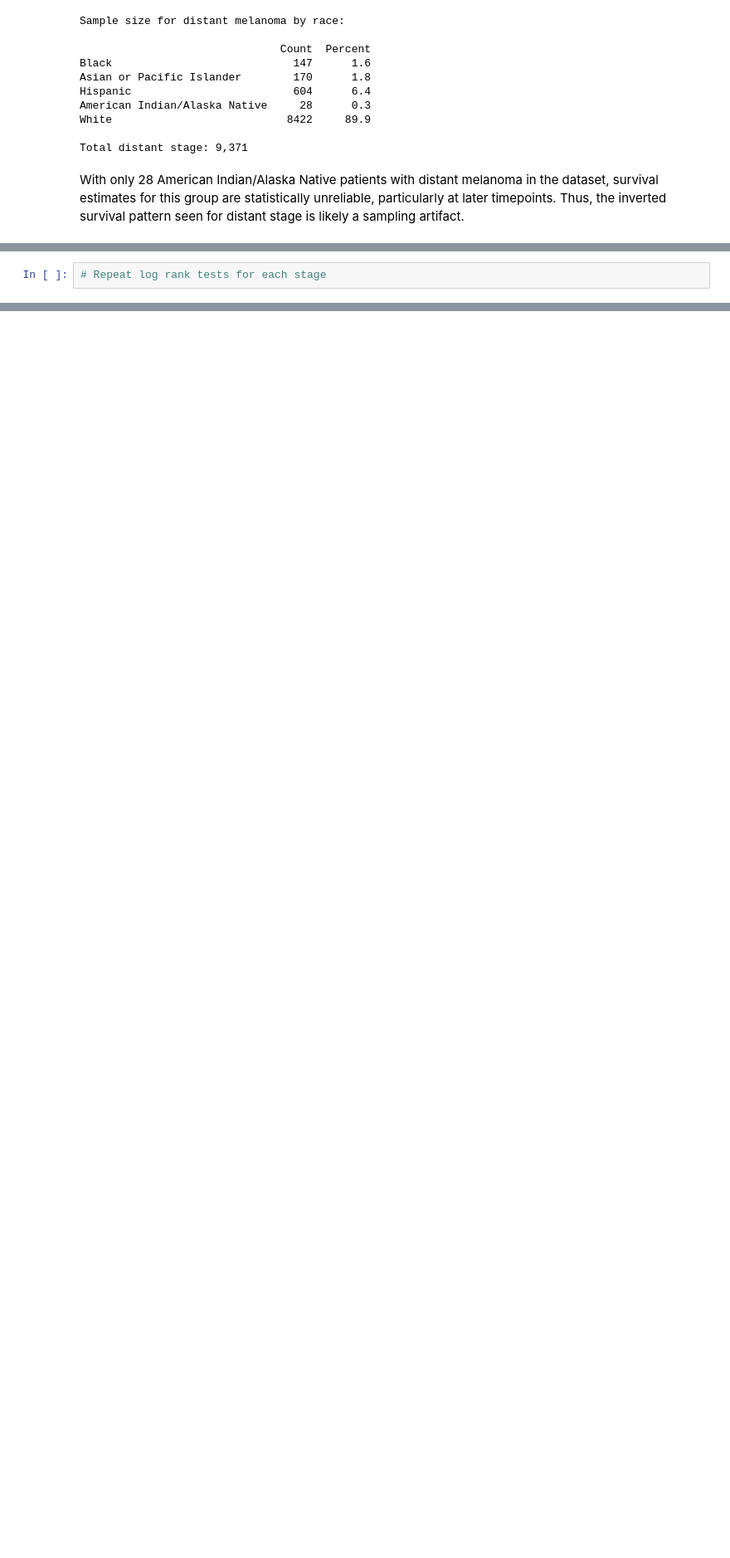
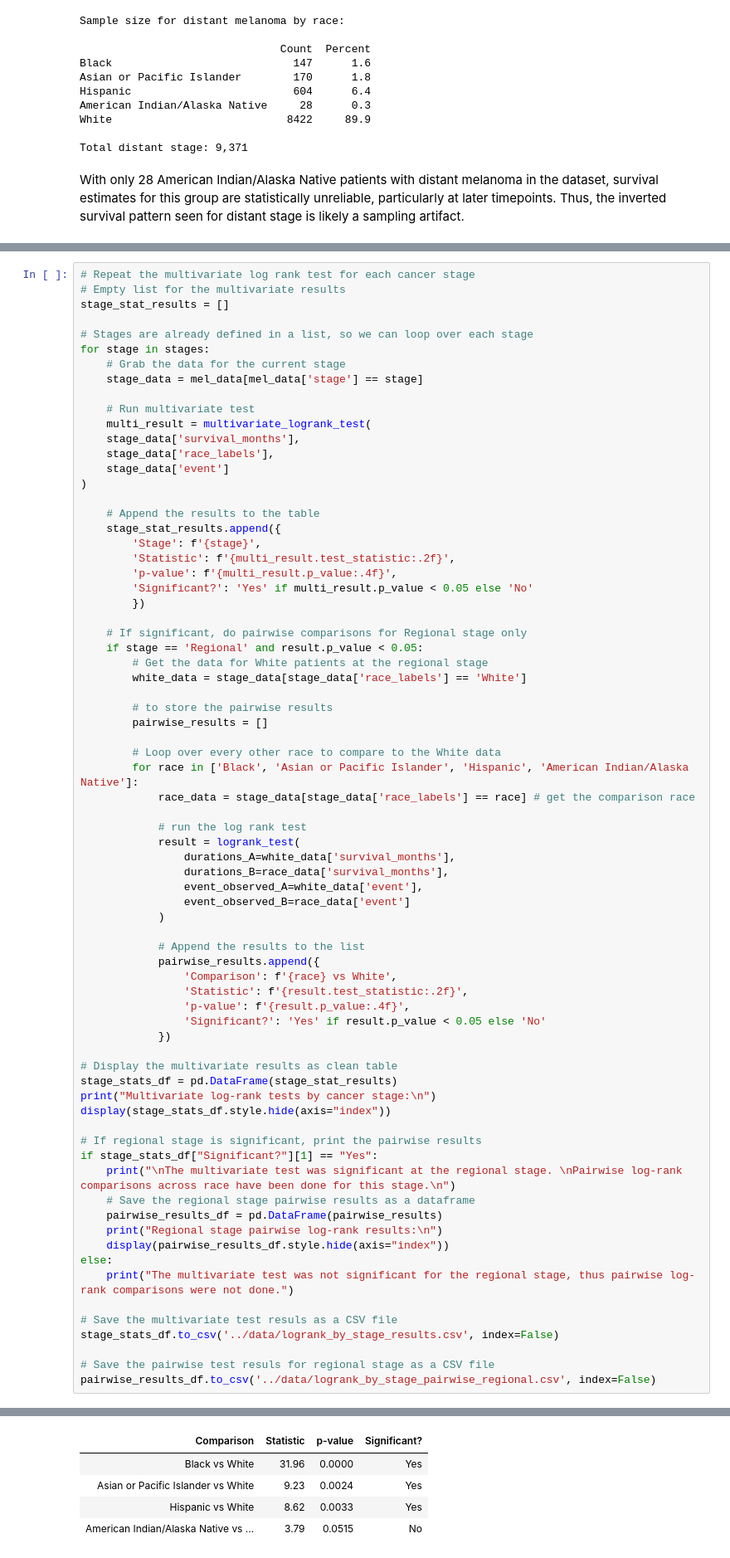
Before and after one commit to kpannoni/melanoma-project, a Jupyter notebook: notebooks/03_survival_analysis.ipynb, the cells around one changed output, grey strips where cells are left out. Shown at 83% size. Saved outputs shown, nothing was run; the diff lists cells and outputs as text; blank space fills up the shorter version.

```diff
--- a/notebooks/03_survival_analysis.ipynb
+++ b/notebooks/03_survival_analysis.ipynb
@@ -339,2 +417,74 @@ With only 28 American Indian/Alaska Native patients with distant melanoma in the
 # %%
-# Repeat log rank tests for each stage
+# Repeat the multivariate log rank test for each cancer stage
+# Empty list for the multivariate results
+stage_stat_results = []
+
+# Stages are already defined in a list, so we can loop over each stage
+for stage in stages:
+    # Grab the data for the current stage
+    stage_data = mel_data[mel_data['stage'] == stage]
+
+    # Run multivariate test
+    multi_result = multivariate_logrank_test(
+    stage_data['survival_months'],
+    stage_data['race_labels'],
+    stage_data['event']
+)
+
+    # Append the results to the table
+    stage_stat_results.append({
+        'Stage': f'{stage}',
+        'Statistic': f'{multi_result.test_statistic:.2f}',
+        'p-value': f'{multi_result.p_value:.4f}',
+        'Significant?': 'Yes' if multi_result.p_value < 0.05 else 'No'
+        })
+
+    # If significant, do pairwise comparisons for Regional stage only
+    if stage == 'Regional' and result.p_value < 0.05:
+        # Get the data for White patients at the regional stage
+        white_data = stage_data[stage_data['race_labels'] == 'White']
+
+        # to store the pairwise results
+        pairwise_results = []
+
+        # Loop over every other race to compare to the White data
+        for race in ['Black', 'Asian or Pacific Islander', 'Hispanic', 'American Indian/Alaska Native']:
+            race_data = stage_data[stage_data['race_labels'] == race] # get the comparison race
+
+            # run the log rank test
+            result = logrank_test(
+                durations_A=white_data['survival_months'],
+                durations_B=race_data['survival_months'],
+                event_observed_A=white_data['event'],
+                event_observed_B=race_data['event']
+            )
+
+            # Append the results to the list
+            pairwise_results.append({
+                'Comparison': f'{race} vs White',
+                'Statistic': f'{result.test_statistic:.2f}',
+                'p-value': f'{result.p_value:.4f}',
+                'Significant?': 'Yes' if result.p_value < 0.05 else 'No'
+            })
+
+# Display the multivariate results as clean table
+stage_stats_df = pd.DataFrame(stage_stat_results)
+print("Multivariate log-rank tests by cancer stage:\n")
+display(stage_stats_df.style.hide(axis="index"))
+
+# If regional stage is significant, print the pairwise results
+if stage_stats_df["Significant?"][1] == "Yes":
+    print("\nThe multivariate test was significant at the regional stage. \nPairwise log-rank comparisons across race have been done for this stage.\n")
+    # Save the regional stage pairwise results as a dataframe
+    pairwise_results_df = pd.DataFrame(pairwise_results)
+    print("Regional stage pairwise log-rank results:\n")
+    display(pairwise_results_df.style.hide(axis="index"))
+else:
+    print("The multivariate test was not significant for the regional stage, thus pairwise log-rank comparisons were not done.")
+
+# Save the multivariate test resuls as a CSV file
+stage_stats_df.to_csv('../data/logrank_by_stage_results.csv', index=False)
+
+# Save the pairwise test resuls for regional stage as a CSV file
+pairwise_results_df.to_csv('../data/logrank_by_stage_pairwise_regional.csv', index=False)
+# %% [output]
@@ -340,0 +500,5 @@ With only 28 American Indian/Alaska Native patients with distant melanoma in the
+| Comparison | Statistic | p-value | Significant? |
+| Black vs White | 31.96 | 0.0000 | Yes |
+| Asian or Pacific Islander vs White | 9.23 | 0.0024 | Yes |
+| Hispanic vs White | 8.62 | 0.0033 | Yes |
+| American Indian/Alaska Native vs ... | 3.79 | 0.0515 | No |
```
Also changed, not shown: parts of 15 cells of this notebook, 9 other files.
